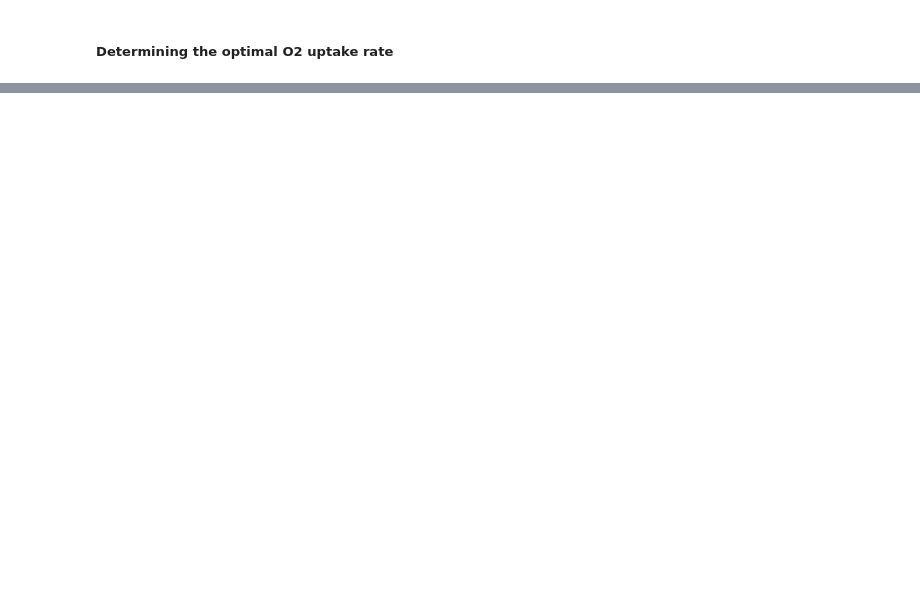
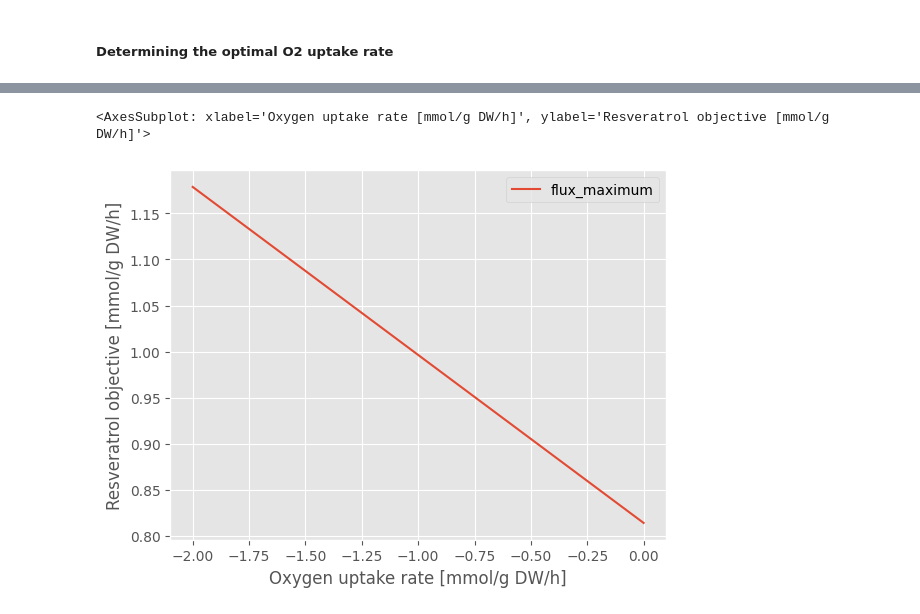
Before and after one commit to 27410/27410-group-assigment-group-4-resveratrol-in-s-cerevisiae, a Jupyter notebook: analysis/04.phenotype_phase_plane.ipynb, the cells around one changed output, grey strips where cells are left out. Saved outputs shown, nothing was run; the diff lists cells and outputs as text; code cells hidden in the pictures; blank space fills up the shorter version.

```diff
--- a/analysis/04.phenotype_phase_plane.ipynb
+++ b/analysis/04.phenotype_phase_plane.ipynb
@@ -65,0 +109,5 @@ ppp_o2.plot(x='EX_o2_e', y='flux_maximum')
+# %%
+ppp_resv_o2 = production_envelope(model,
+                    reactions=[model.reactions.EX_o2_e],
+                    objective=model.reactions.VVVST1)
+ppp_resv_o2
@@ -65,0 +132,5 @@ ppp_o2.plot(x='EX_o2_e', y='flux_maximum')
+# %%
+ppp_resv_o2.plot(x='EX_o2_e', y='flux_maximum', xlabel="Oxygen uptake rate [mmol/g DW/h]", ylabel="Resveratrol objective [mmol/g DW/h]", grid=True)
+# %% [output]
+<AxesSubplot: xlabel='Oxygen uptake rate [mmol/g DW/h]', ylabel='Resveratrol objective [mmol/g DW/h]'>
+[figure, added]
```
Also changed, not shown: parts of 17 cells of this notebook.
